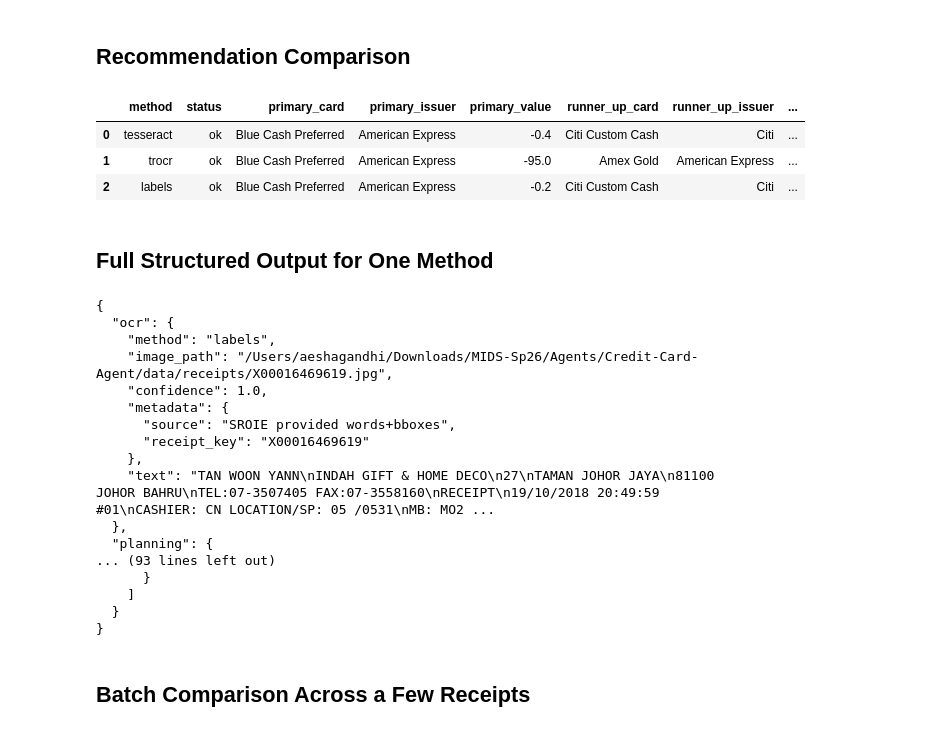
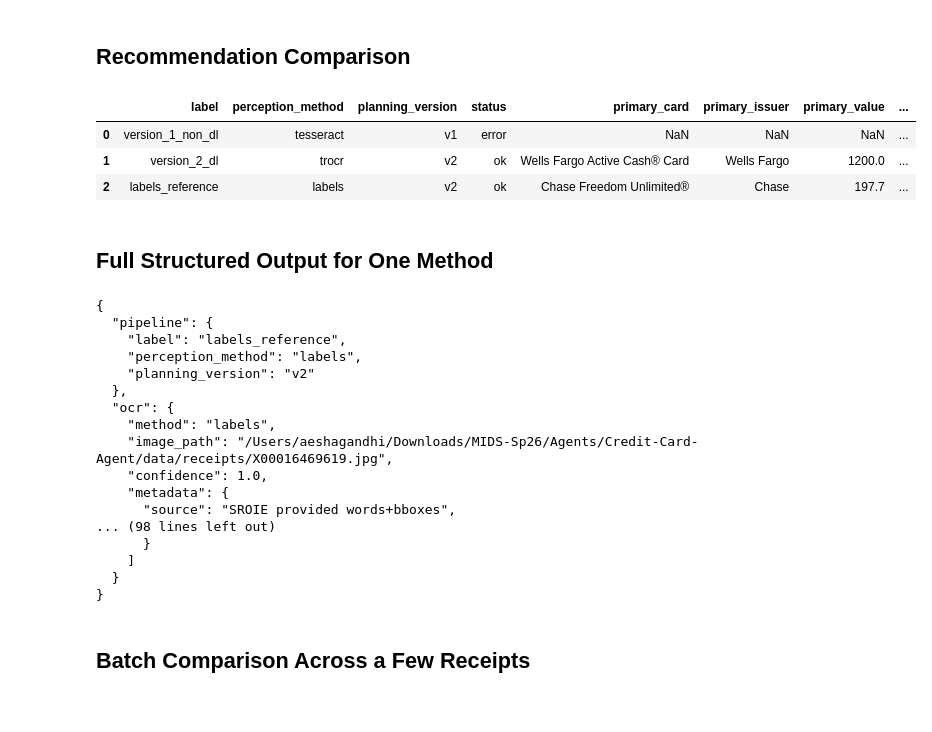
Before and after one commit to aeshagandhi/Credit-Card-Agent, a Jupyter notebook: notebooks/execution_notebook.ipynb, the cells around one changed output. Drawn from its saved outputs; the diff is of its cells as text; code cells hidden in the pictures.

```diff
--- a/notebooks/execution_notebook.ipynb
+++ b/notebooks/execution_notebook.ipynb
@@ -64,13 +80,15 @@ recommender = CreditCardRecommender() if run_control else None
 # %% [markdown]
 ## Helper Functions
 # %%
-def run_pipeline_for_method(image_path, method, run_control=True):
+def run_pipeline_config(image_path, config, run_control=True):
     try:
-        ocr_result = perception.extract_text(image_path, method=method)
-        spending_profile = planner.build_spending_profile(ocr_result.text)
+        ocr_result = perception.extract_text(image_path, method=config['perception_method'])
+        spending_profile = planner.build_spending_profile(ocr_result.text, version=config['planning_version'])
         recommendation = recommender.recommend_card(spending_profile) if run_control else None
         return {
-            'method': method,
+            'label': config['label'],
+            'perception_method': config['perception_method'],
+            'planning_version': config['planning_version'],
             'status': 'ok',
             'error': None,
             'ocr_result': ocr_result,
@@ -79,7 +97,9 @@ def run_pipeline_for_method(image_path, method, run_control=True):
         }
     except Exception as exc:
         return {
-            'method': method,
+            'label': config['label'],
+            'perception_method': config['perception_method'],
+            'planning_version': config['planning_version'],
             'status': 'error',
             'error': str(exc),
             'ocr_result': None,
@@ -91,7 +111,9 @@ def run_pipeline_for_method(image_path, method, run_control=True):
 def summarize_result(result):
     if result['status'] != 'ok':
         return {
-            'method': result['method'],
+            'label': result['label'],
+            'perception_method': result['perception_method'],
+            'planning_version': result['planning_version'],
             'status': 'error',
             'error': result['error'],
             'merchant': None,
@@ -111,7 +133,9 @@ def summarize_result(result):
         if value > 0
     ]
     return {
-        'method': result['method'],
+        'label': result['label'],
+        'perception_method': result['perception_method'],
+        'planning_version': result['planning_version'],
         'status': 'ok',
         'error': None,
         'merchant': profile.merchant,
@@ -150,5 +174,5 @@ def parsed_text_html(text, width=420, max_height=320):
 # %%
-results = [run_pipeline_for_method(receipt_path, method, run_control=run_control) for method in methods]
+results = [run_pipeline_config(receipt_path, config, run_control=run_control) for config in pipeline_configs]
 summary_df = pd.DataFrame([summarize_result(result) for result in results])
 display(summary_df)
 # %% [output]
@@ -162,7 +187,8 @@ You should probably TRAIN this model on a down-stream task to be able to use it
 ## OCR Text Previews
 # %%
 for result in results:
-    display(Markdown(f"### {result['method']}"))
+    heading = f"### {result['label']} ({result['perception_method']} + {result['planning_version']})"
+    display(Markdown(heading))
     if result['status'] != 'ok':
         print('ERROR:', result['error'])
         print()
@@ -242,36 +254,43 @@ display(profiles_df)
 # %%
 if run_control:
     recommendations_df = pd.DataFrame([
         {
-            'method': result['method'],
+            'label': result['label'],
+            'perception_method': result['perception_method'],
+            'planning_version': result['planning_version'],
             'status': result['status'],
             'primary_card': result['recommendation'].primary_card if result['status'] == 'ok' and result['recommendation'] else None,
             'primary_issuer': result['recommendation'].primary_issuer if result['status'] == 'ok' and result['recommendation'] else None,
             'primary_value': result['recommendation'].primary_estimated_value if result['status'] == 'ok' and result['recommendation'] else None,
             'runner_up_card': result['recommendation'].runner_up_card if result['status'] == 'ok' and result['recommendation'] else None,
             'runner_up_issuer': result['recommendation'].runner_up_issuer if result['status'] == 'ok' and result['recommendation'] else None,
             'runner_up_value': result['recommendation'].runner_up_estimated_value if result['status'] == 'ok' and result['recommendation'] else None,
         }
         for result in results
     ])
     display(recommendations_df)
 else:
     print('Control step skipped.')
 # %% [output]
-|  | method | status | primary_card | primary_issuer | primary_value | runner_up_card | runner_up_issuer | ... |
-| 0 | tesseract | ok | Blue Cash Preferred | American Express | -0.4 | Citi Custom Cash | Citi | ... |
-| 1 | trocr | ok | Blue Cash Preferred | American Express | -95.0 | Amex Gold | American Express | ... |
-| 2 | labels | ok | Blue Cash Preferred | American Express | -0.2 | Citi Custom Cash | Citi | ... |
+|  | label | perception_method | planning_version | status | primary_card | primary_issuer | primary_value | ... |
+| 0 | version_1_non_dl | tesseract | v1 | error | NaN | NaN | NaN | ... |
+| 1 | version_2_dl | trocr | v2 | ok | Wells Fargo Active Cash® Card | Wells Fargo | 1200.0 | ... |
+| 2 | labels_reference | labels | v2 | ok | Chase Freedom Unlimited® | Chase | 197.7 | ... |
 # %% [markdown]
 ## Full Structured Output for One Method
 # %%
-selected_method = 'labels'
-selected_result = next(result for result in results if result['method'] == selected_method)
+selected_pipeline_label = 'labels_reference'
+selected_result = next(result for result in results if result['label'] == selected_pipeline_label)
 
 if selected_result['status'] != 'ok':
     print('ERROR:', selected_result['error'])
 else:
     combined_output = {
+        'pipeline': {
+            'label': selected_result['label'],
+            'perception_method': selected_result['perception_method'],
+            'planning_version': selected_result['planning_version'],
+        },
         'ocr': {
             'method': selected_result['ocr_result'].method,
             'image_path': selected_result['ocr_result'].image_path,
@@ -285,18 +304,18 @@ else:
     print(json.dumps(combined_output, indent=2))
 # %% [output]
 {
+  "pipeline": {
+    "label": "labels_reference",
+    "perception_method": "labels",
+    "planning_version": "v2"
+  },
   "ocr": {
     "method": "labels",
     "image_path": "/Users/aeshagandhi/Downloads/MIDS-Sp26/Agents/Credit-Card-Agent/data/receipts/X00016469619.jpg",
     "confidence": 1.0,
     "metadata": {
       "source": "SROIE provided words+bboxes",
-      "receipt_key": "X00016469619"
-    },
-    "text": "TAN WOON YANN\nINDAH GIFT & HOME DECO\n27\nTAMAN JOHOR JAYA\n81100 JOHOR BAHRU\nTEL:07-3507405 FAX:07-3558160\nRECEIPT\n19/10/2018 20:49:59 #01\nCASHIER: CN LOCATION/SP: 05 /0531\nMB: MO2 ...
-  },
-  "planning": {
-... (93 lines left out)
+... (98 lines left out)
       }
     ]
   }
```
Also changed, not shown: parts of 7 cells of this notebook, 9 other files.
